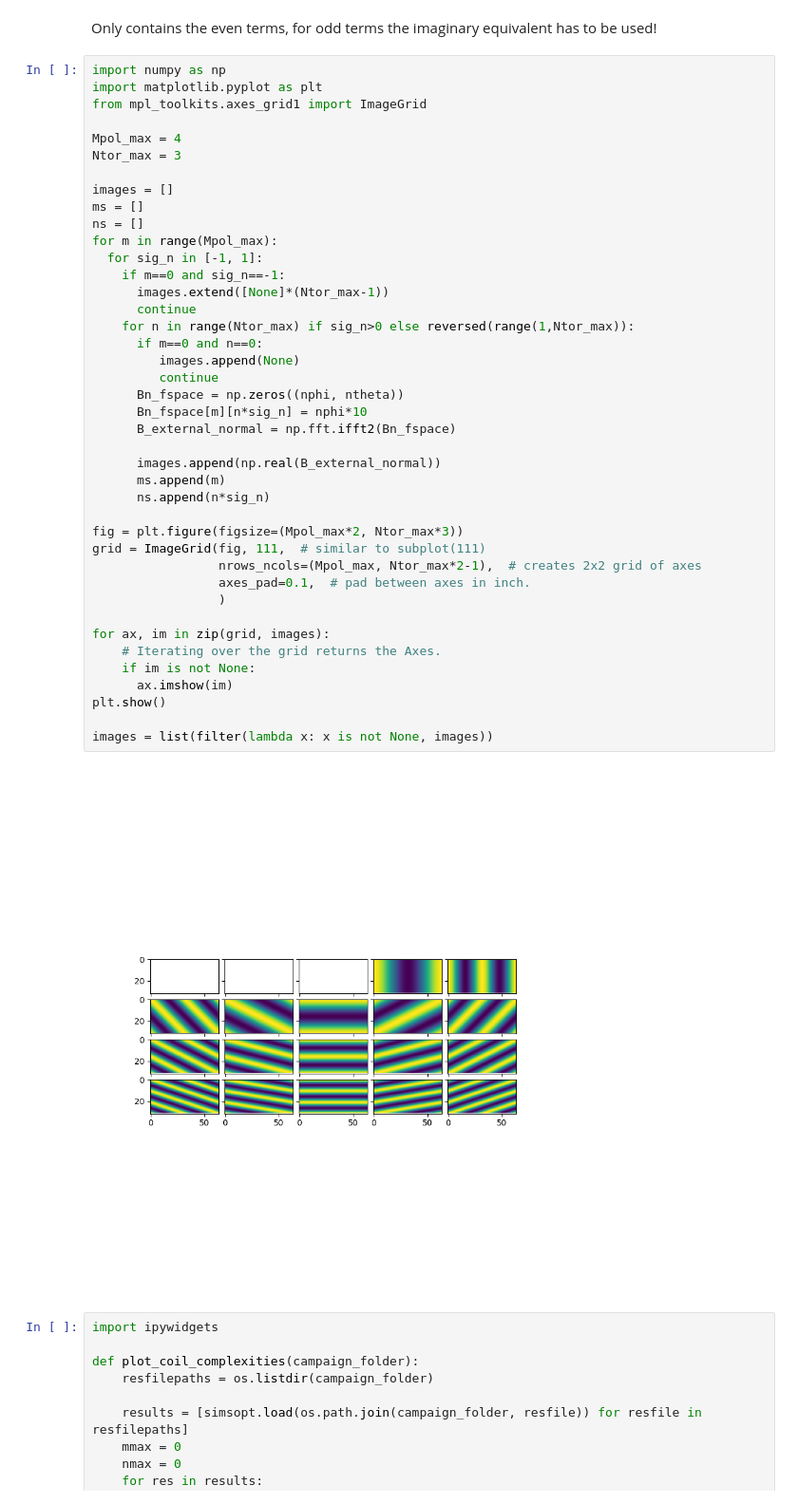
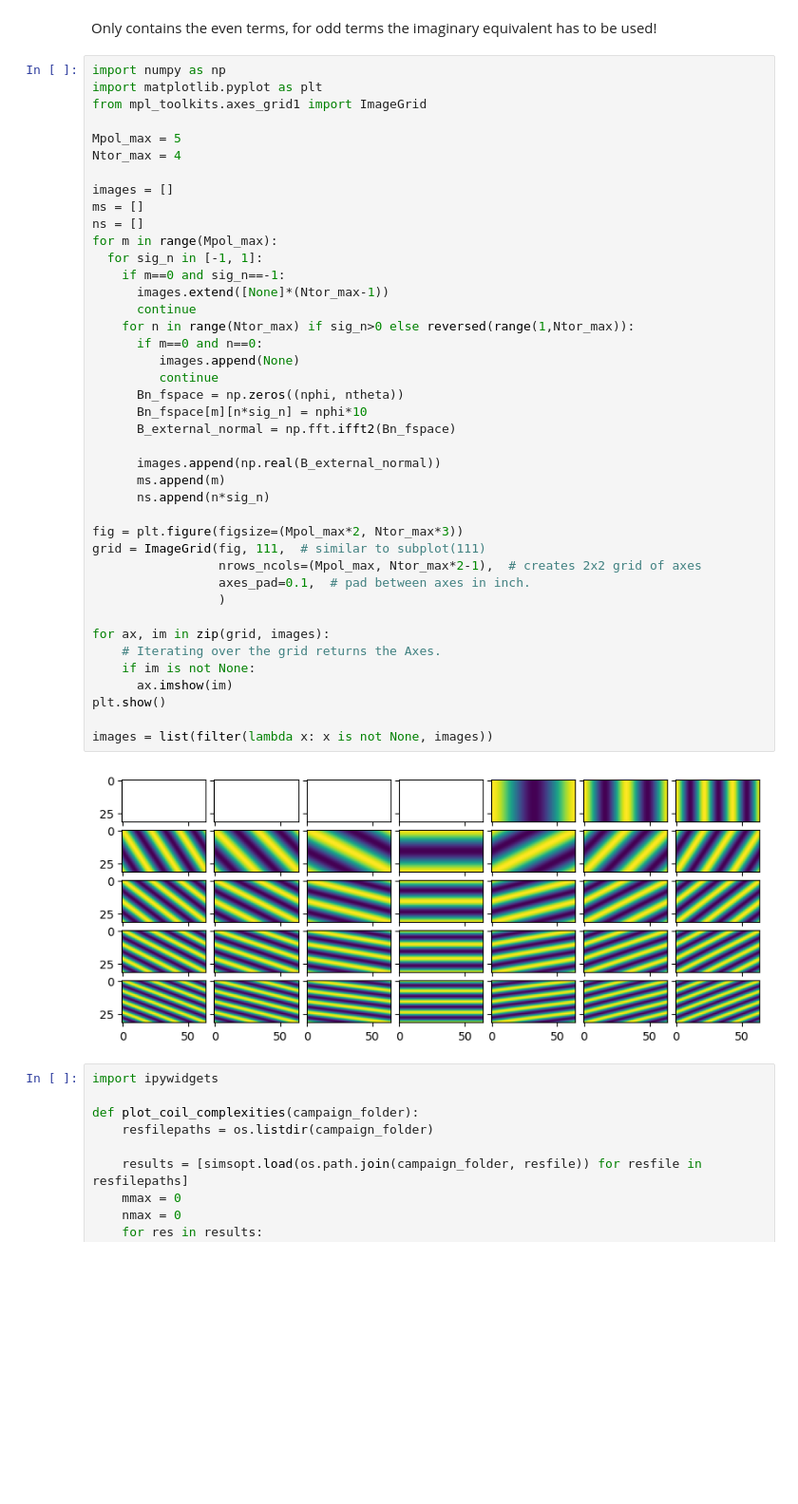
Before and after one commit to missing-user/single-stage-opt, a Jupyter notebook: what_we_actually_want copy.ipynb, the cells around one changed output. Shown at 95% size. Drawn from its saved outputs; the diff is of its cells as text; blank space fills up the shorter version.

```diff
--- a/what_we_actually_want copy.ipynb
+++ b/what_we_actually_want copy.ipynb
@@ -108,8 +116,8 @@ import numpy as np
 import matplotlib.pyplot as plt
 from mpl_toolkits.axes_grid1 import ImageGrid
 
-Mpol_max = 4
-Ntor_max = 3
+Mpol_max = 5
+Ntor_max = 4
 
 images = []
 ms = []
@@ -118,34 +126,34 @@ for m in range(Mpol_max):
   for sig_n in [-1, 1]:
     if m==0 and sig_n==-1:
       images.extend([None]*(Ntor_max-1))
       continue
     for n in range(Ntor_max) if sig_n>0 else reversed(range(1,Ntor_max)):
       if m==0 and n==0:
          images.append(None)
          continue
       Bn_fspace = np.zeros((nphi, ntheta))
       Bn_fspace[m][n*sig_n] = nphi*10
       B_external_normal = np.fft.ifft2(Bn_fspace)
 
       images.append(np.real(B_external_normal))
       ms.append(m)
       ns.append(n*sig_n)
 
 fig = plt.figure(figsize=(Mpol_max*2, Ntor_max*3))
 grid = ImageGrid(fig, 111,  # similar to subplot(111)
                  nrows_ncols=(Mpol_max, Ntor_max*2-1),  # creates 2x2 grid of axes
                  axes_pad=0.1,  # pad between axes in inch.
                  )
 
 for ax, im in zip(grid, images):
     # Iterating over the grid returns the Axes.
     if im is not None:
       ax.imshow(im)
 plt.show()
 
 images = list(filter(lambda x: x is not None, images))
 # %% [output]
-[figure, old version]
+[figure, new version]
 # %%
 import ipywidgets
 
```
Also changed, not shown: parts of 9 cells of this notebook.
